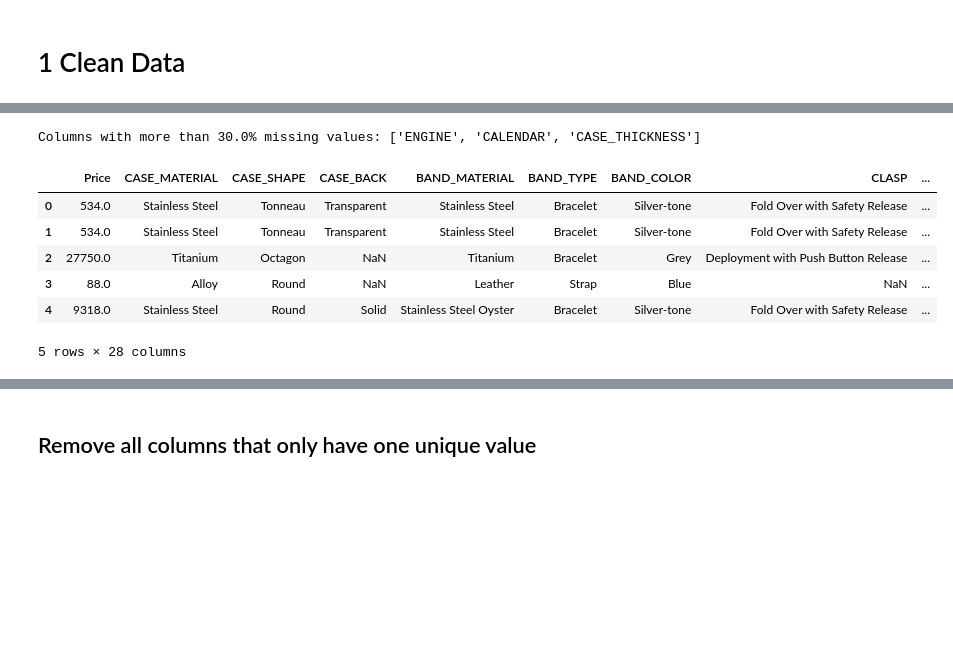
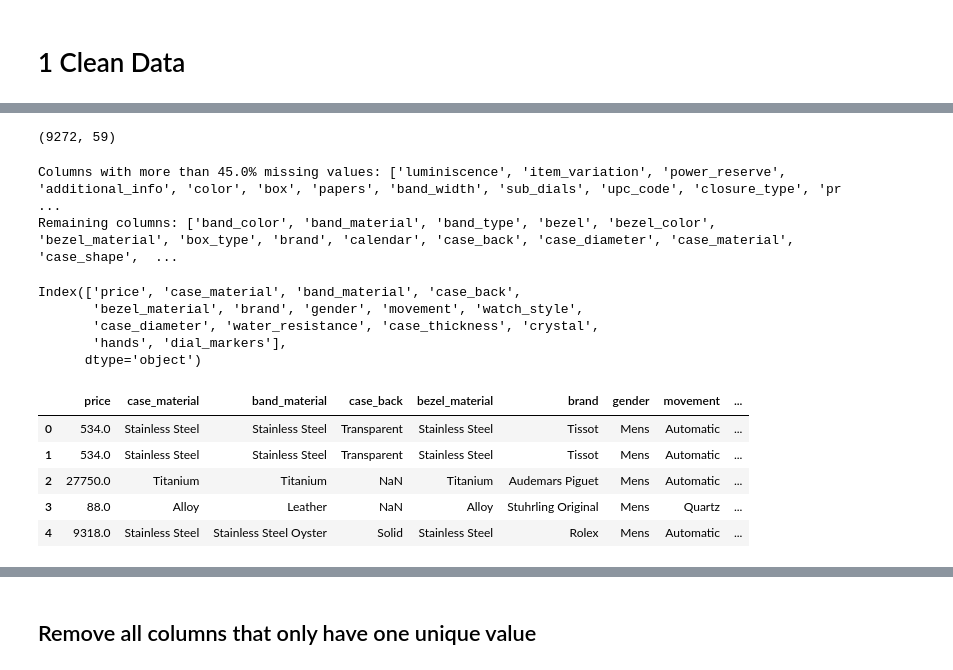
Before and after one commit to vulinhnopro2704/khdl_cuoi_ki, a Jupyter notebook: notebooks/clean_data.ipynb, the cells around one changed output, grey strips where cells are left out. Drawn from its saved outputs; the diff is of its cells as text; code cells hidden in the pictures; blank space fills up the shorter version.

```diff
--- a/notebooks/clean_data.ipynb
+++ b/notebooks/clean_data.ipynb
@@ -56,0 +77,7 @@ df.to_csv('../data/products_cleaned_v2.csv', index=False)
+# %%
+# Filter, Only Get rows with category 'Watches'
+df_watches = df[df['category'] == 'Watches']
+df = df_watches.copy()
+df.shape
+# %% [output]
+(9272, 59)
@@ -68,33 +97,69 @@ df.to_csv('../data/products_cleaned_v2.csv', index=False)
 # Ngưỡng 40% (threshold = 0.4): chỉ loại những cột missing ≥ 40%.
 # CASE_THICKNESS, SECOND_MARKERS, ENGINE, CALENDAR
 # Remove columns with more than 30% missing values
-threshold = 0.3
+threshold = 0.45
 missing_cols = df.columns[df.isnull().mean() > threshold]
 print(f"Columns with more than {threshold * 100}% missing values: {missing_cols.tolist()}")
+print(f"Remaining columns: {df.columns.difference(missing_cols).tolist()}")
 df = df.drop(columns=missing_cols)
 # Save cleaned data to a new csv file
-df.to_csv('../data/products_cleaned_v2.csv', index=False)
+df.to_csv('../data/cleaned_products.csv', index=False)
 # %% [output]
-Columns with more than 30.0% missing values: ['ENGINE', 'CALENDAR', 'CASE_THICKNESS']
+Columns with more than 45.0% missing values: ['luminiscence', 'item_variation', 'power_reserve', 'additional_info', 'color', 'box', 'papers', 'band_width', 'sub_dials', 'upc_code', 'closure_type', 'pr ...
+Remaining columns: ['band_color', 'band_material', 'band_type', 'bezel', 'bezel_color', 'bezel_material', 'box_type', 'brand', 'calendar', 'case_back', 'case_diameter', 'case_material', 'case_shape',  ...
+# %%
+### Get Most important features of a Clock
+
+import pandas as pd
+
+# Giả sử df là DataFrame gốc
+cols = [
+    'price',
+    'case_material',
+    'band_material',
+    'case_back',
+    'bezel_material',
+    'brand',
+    'gender',
+    'movement',
+    'watch_style',
+    'case_diameter',
+    'water_resistance',
+    'case_thickness',
+    'crystal',
+    'hands',
+    'dial_markers'
+]
+
+# Lấy ra subset
+df_sub = df[cols].copy()
+print(df_sub.columns)
+df = df_sub.copy()
+df.to_csv('../data/cleaned_products.csv', index=False)
+# %% [output]
+Index(['price', 'case_material', 'band_material', 'case_back',
+       'bezel_material', 'brand', 'gender', 'movement', 'watch_style',
+       'case_diameter', 'water_resistance', 'case_thickness', 'crystal',
+       'hands', 'dial_markers'],
+      dtype='object')
 # %%
 # Standardize price column, remove all record that missing price
-df = df[df['Price'].notna() & (df['Price'].astype(str).str.strip() != '')].copy()
-df['Price'] = (
-    df['Price']
+df = df[df['price'].notna() & (df['price'].astype(str).str.strip() != '')].copy()
+df['price'] = (
+    df['price']
     .astype(str)
     .str.extract(r'([\d,]+\.?\d*)')[0]
 )
-df = df[df['Price'].notna()].copy()
-df['Price'] = df['Price'].str.replace(',', '').astype(float)
+df = df[df['price'].notna()].copy()
+df['price'] = df['price'].str.replace(',', '').astype(float)
 df.head()
 # %% [output]
-|  | Price | CASE_MATERIAL | CASE_SHAPE | CASE_BACK | BAND_MATERIAL | BAND_TYPE | BAND_COLOR | CLASP | ... |
-| 0 | 534.0 | Stainless Steel | Tonneau | Transparent | Stainless Steel | Bracelet | Silver-tone | Fold Over with Safety Release | ... |
-| 1 | 534.0 | Stainless Steel | Tonneau | Transparent | Stainless Steel | Bracelet | Silver-tone | Fold Over with Safety Release | ... |
-| 2 | 27750.0 | Titanium | Octagon | NaN | Titanium | Bracelet | Grey | Deployment with Push Button Release | ... |
-| 3 | 88.0 | Alloy | Round | NaN | Leather | Strap | Blue | NaN | ... |
-| 4 | 9318.0 | Stainless Steel | Round | Solid | Stainless Steel Oyster | Bracelet | Silver-tone | Fold Over with Safety Release | ... |
+|  | price | case_material | band_material | case_back | bezel_material | brand | gender | movement | ... |
+| 0 | 534.0 | Stainless Steel | Stainless Steel | Transparent | Stainless Steel | Tissot | Mens | Automatic | ... |
+| 1 | 534.0 | Stainless Steel | Stainless Steel | Transparent | Stainless Steel | Tissot | Mens | Automatic | ... |
+| 2 | 27750.0 | Titanium | Titanium | NaN | Titanium | Audemars Piguet | Mens | Automatic | ... |
+| 3 | 88.0 | Alloy | Leather | NaN | Alloy | Stuhrling Original | Mens | Quartz | ... |
+| 4 | 9318.0 | Stainless Steel | Stainless Steel Oyster | Solid | Stainless Steel | Rolex | Mens | Automatic | ... |
-5 rows × 28 columns
 # %%
 # Check the shape of the data after cleaning
 print(f"Shape of the data after cleaning: {df.shape}")
```
Also changed, not shown: parts of 44 cells of this notebook, 12 other files.
